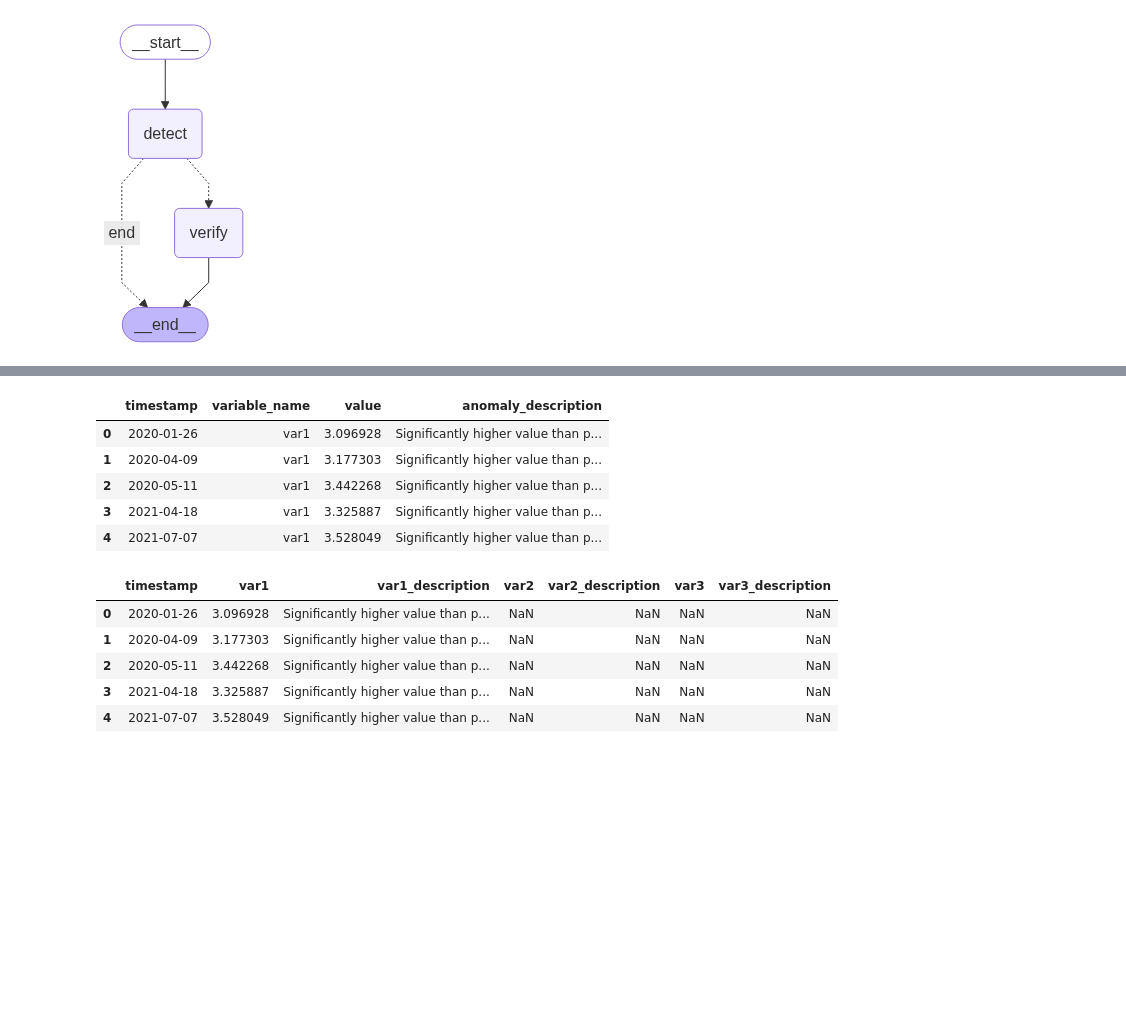
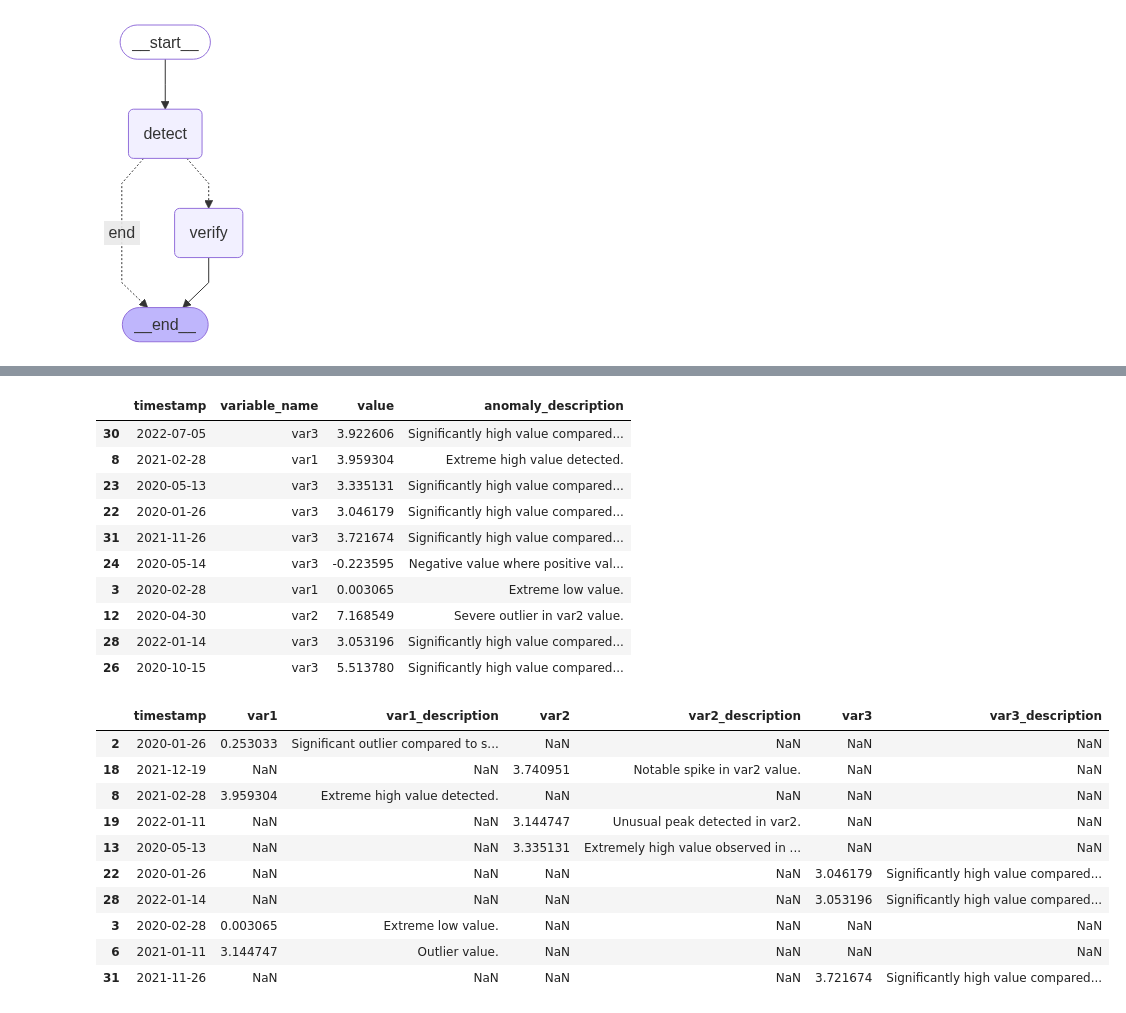
Before and after one commit to andrewm4894/anomaly-agent, a Jupyter notebook: examples/examples.ipynb, the cells around one changed output, grey strips where cells are left out. Drawn from its saved outputs; the diff is of its cells as text; code cells hidden in the pictures; blank space fills up the shorter version.

```diff
--- a/examples/examples.ipynb
+++ b/examples/examples.ipynb
@@ -58,25 +58,35 @@ print(anomalies)
 # %%
 # get anomalies in long format
 df_anomalies_long = anomaly_agent.get_anomalies_df(anomalies)
-df_anomalies_long.head()
+df_anomalies_long.sample(10)
 # %% [output]
 |  | timestamp | variable_name | value | anomaly_description |
-| 0 | 2020-01-26 | var1 | 3.096928 | Significantly higher value than p... |
-| 1 | 2020-04-09 | var1 | 3.177303 | Significantly higher value than p... |
-| 2 | 2020-05-11 | var1 | 3.442268 | Significantly higher value than p... |
-| 3 | 2021-04-18 | var1 | 3.325887 | Significantly higher value than p... |
-| 4 | 2021-07-07 | var1 | 3.528049 | Significantly higher value than p... |
+| 30 | 2022-07-05 | var3 | 3.922606 | Significantly high value compared... |
+| 8 | 2021-02-28 | var1 | 3.959304 | Extreme high value detected. |
+| 23 | 2020-05-13 | var3 | 3.335131 | Significantly high value compared... |
+| 22 | 2020-01-26 | var3 | 3.046179 | Significantly high value compared... |
+| 31 | 2021-11-26 | var3 | 3.721674 | Significantly high value compared... |
+| 24 | 2020-05-14 | var3 | -0.223595 | Negative value where positive val... |
+| 3 | 2020-02-28 | var1 | 0.003065 | Extreme low value. |
+| 12 | 2020-04-30 | var2 | 7.168549 | Severe outlier in var2 value. |
+| 28 | 2022-01-14 | var3 | 3.053196 | Significantly high value compared... |
+| 26 | 2020-10-15 | var3 | 5.513780 | Significantly high value compared... |
 # %%
 # get anomalies in wide format
 df_anomalies_wide = anomaly_agent.get_anomalies_df(anomalies, format="wide")
-df_anomalies_wide.head()
+df_anomalies_wide.sample(10)
 # %% [output]
 |  | timestamp | var1 | var1_description | var2 | var2_description | var3 | var3_description |
-| 0 | 2020-01-26 | 3.096928 | Significantly higher value than p... | NaN | NaN | NaN | NaN |
-| 1 | 2020-04-09 | 3.177303 | Significantly higher value than p... | NaN | NaN | NaN | NaN |
-| 2 | 2020-05-11 | 3.442268 | Significantly higher value than p... | NaN | NaN | NaN | NaN |
-| 3 | 2021-04-18 | 3.325887 | Significantly higher value than p... | NaN | NaN | NaN | NaN |
-| 4 | 2021-07-07 | 3.528049 | Significantly higher value than p... | NaN | NaN | NaN | NaN |
+| 2 | 2020-01-26 | 0.253033 | Significant outlier compared to s... | NaN | NaN | NaN | NaN |
+| 18 | 2021-12-19 | NaN | NaN | 3.740951 | Notable spike in var2 value. | NaN | NaN |
+| 8 | 2021-02-28 | 3.959304 | Extreme high value detected. | NaN | NaN | NaN | NaN |
+| 19 | 2022-01-11 | NaN | NaN | 3.144747 | Unusual peak detected in var2. | NaN | NaN |
+| 13 | 2020-05-13 | NaN | NaN | 3.335131 | Extremely high value observed in ... | NaN | NaN |
+| 22 | 2020-01-26 | NaN | NaN | NaN | NaN | 3.046179 | Significantly high value compared... |
+| 28 | 2022-01-14 | NaN | NaN | NaN | NaN | 3.053196 | Significantly high value compared... |
+| 3 | 2020-02-28 | 0.003065 | Extreme low value. | NaN | NaN | NaN | NaN |
+| 6 | 2021-01-11 | 3.144747 | Outlier value. | NaN | NaN | NaN | NaN |
+| 31 | 2021-11-26 | NaN | NaN | NaN | NaN | 3.721674 | Significantly high value compared... |
 # %%
 # merge anomalies with original data
 df_final = df.merge(
```
Also changed, not shown: parts of 5 cells of this notebook.
